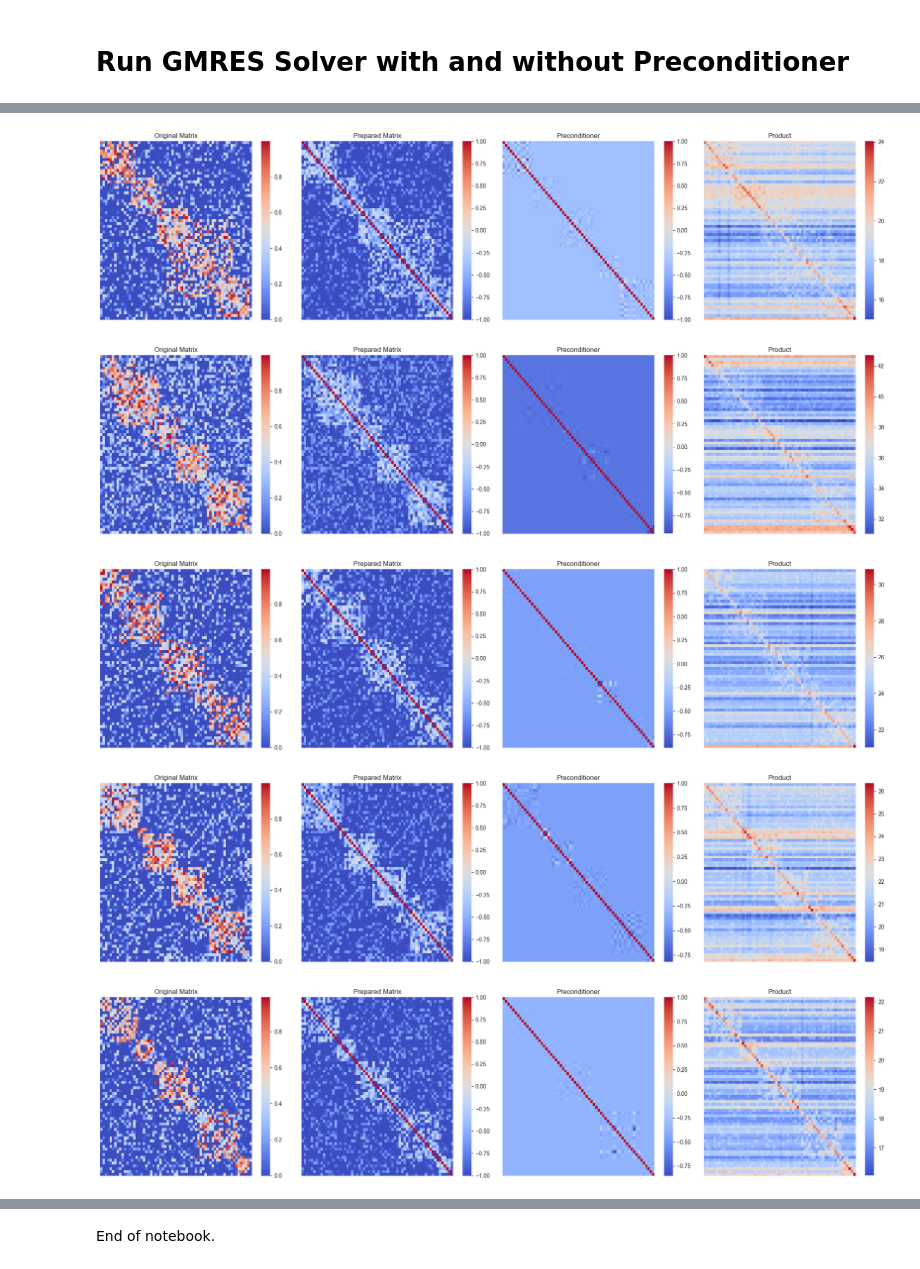
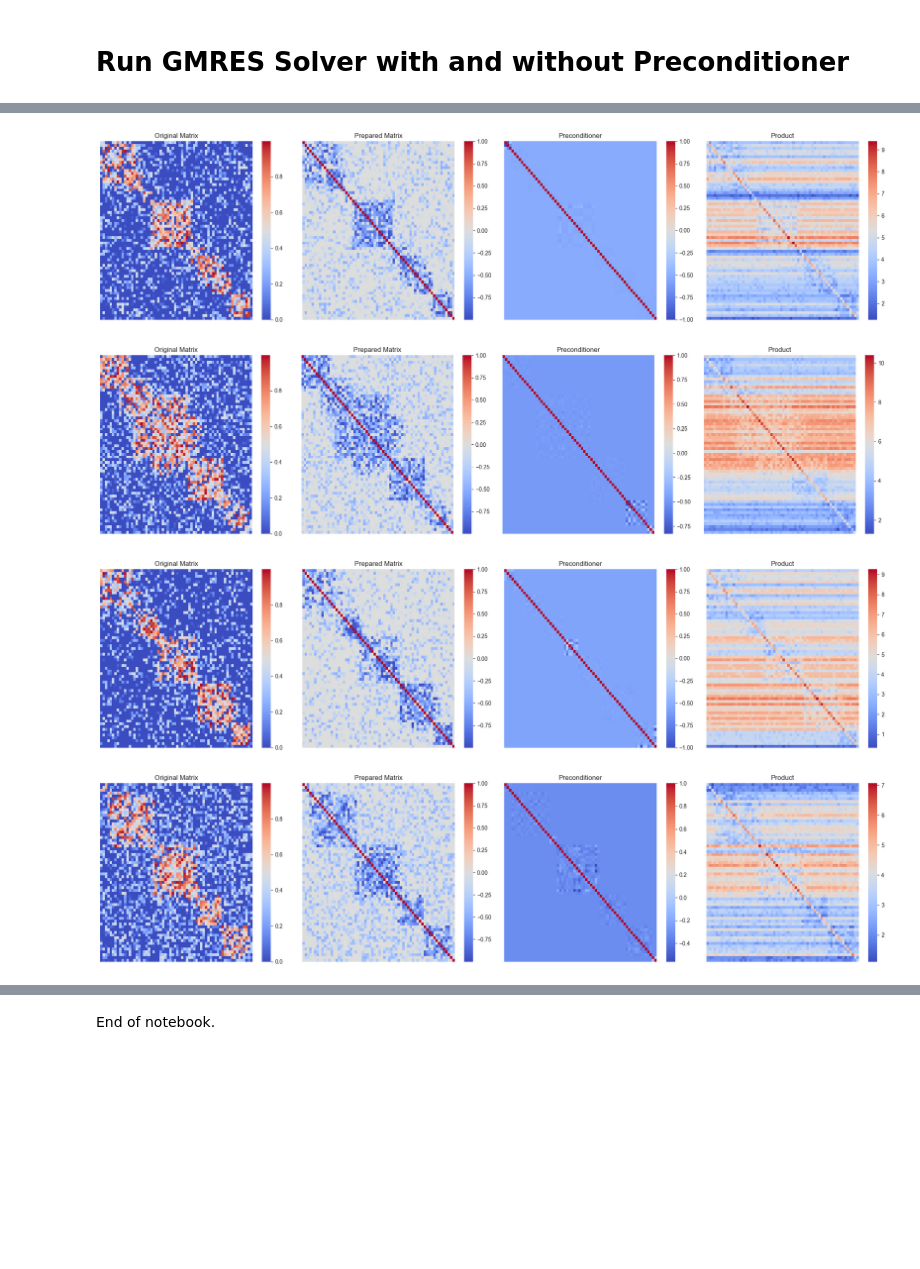
Before and after one commit to 24io/opencampus-ai-project, a Jupyter notebook: testrun_without_model.ipynb, the cells around one changed output, grey strips where cells are left out. Saved outputs shown, nothing was run; the diff lists cells and outputs as text; code cells hidden in the pictures; blank space fills up the shorter version.

```diff
--- a/testrun_without_model.ipynb
+++ b/testrun_without_model.ipynb
@@ -20,7 +20,7 @@ Generate a set of `n` square symmetrical and positive semi matrices of dimension
 The following constants are used throughout the rest of the notebook.
 # %%
 MATRIX_DIM = 64
-NUMBER_OF_MATRICES = 1000
+NUMBER_OF_MATRICES = 100
 DIAGONAL_BAND_RADIUS = 10
 RNG_SEED = 42
 
@@ -110,23 +157,16 @@ Frobenius norm of difference between preconditioner and inverse: 133.89427185058
 # %%
-print(test_matrices.shape)
-# print(binary_predictions.shape)
-
-for i in range(min(10, test_matrices.shape[0])):
-    print(f"Condition number of matrix {i}: {np.linalg.cond(test_matrices[i])}")
-
-for i in range(min(10, A.shape[0])):
-    print(f"Condition number of flipped matrix {i}: {np.linalg.cond(A[i])}")
-
-for i in range(min(10, precs.shape[0])):
-    print(f"Condition number of minmax matrix {i}: {np.linalg.cond(A_minmax[i])}")
+# generate x axis vector
+x_vals = np.linspace(0, 1, num=NUMBER_OF_MATRICES)
 
 # plot condition numbers
-plt.figure(figsize=(10, 6))
-plt.plot([np.linalg.cond(test_matrices[i]) for i in range(test_matrices.shape[0])], label='Original Matrix')
-plt.plot([np.linalg.cond(A[i]) for i in range(A.shape[0])], label='Prepared Matrix (flipped)')
-plt.plot([np.linalg.cond(A_minmax[i]) for i in range(A_minmax.shape[0])], label='Prepared Matrix (minmax)')
+plt.figure(figsize=(16, 8))
+plt.scatter(x_vals, [np.linalg.cond(test_matrices[i]) for i in range(test_matrices.shape[0])], label='Original Matrix', marker='+')
+plt.scatter(x_vals, [np.linalg.cond(A_flip[i]) for i in range(A_flip.shape[0])], label='Prepared Matrix (flipped)', marker='x')
+plt.scatter(x_vals, [np.linalg.cond(A_shift[i]) for i in range(A_shift.shape[0])], label='Prepared Matrix (shifted)', marker='.')
+plt.scatter(x_vals, [np.linalg.cond(A_minmax[i]) for i in range(A_minmax.shape[0])], label='Prepared Matrix (minmax)', marker='*')
 plt.xlabel('Matrix Index')
-plt.ylabel('Condition Number')
+plt.ylabel('Condition Number (log scale)')
+plt.gca().set_yscale('log')
 plt.title('Condition Numbers of Original and Prepared Matrices')
 plt.legend()
 plt.show()
@@ -153,20 +176,23 @@ Condition number of minmax matrix 9: 506.1405029296875
 # Run GMRES Solver with and without Preconditioner
 # %%
 importlib.reload(precon)
+
+# Generate solution value vector
+b = np.ones((A_flip.shape[0], A_flip.shape[1]))
 
 # Solve with and without preconditioner
 print("Running GMRES for raw test matrices without preconditioner")
 x_no_precon_orig, info_no_precon_orig, iters_no_precon_orig, residuals_no_precon_orig = precon.solve_with_gmres_monitored(A=test_matrices, b=b)
 print("Running GMRES for prepared matrices without preconditioner")
-x_no_precon_prep, info_no_precon_prep, iters_no_precon_prep, residuals_no_precon_prep = precon.solve_with_gmres_monitored(A=A, b=b)
+x_no_precon_prep, info_no_precon_prep, iters_no_precon_prep, residuals_no_precon_prep = precon.solve_with_gmres_monitored(A=A_flip, b=b)
 print("Running GMRES for raw test matrices with preconditioner base on test matrices")
-x_precon_prep, info_precon_prep, iters_precon_prep, residuals_precon_prep = precon.solve_with_gmres_monitored(A=A, b=b, M=precs)
+x_precon_prep, info_precon_prep, iters_precon_prep, residuals_precon_prep = precon.solve_with_gmres_monitored(A=A_flip, b=b, M=precs)
 print("Running GMRES for prepared matrices with preconditioner base on test matrices")
 x_precon_minmax, info_precon_minmax, iters_precon_minmax, residuals_precon_minmax = precon.solve_with_gmres_monitored(A=A_minmax, b=b, M=precs)
 
 # Calculate and print the relative residuals
-rel_residuals_no_precon = [np.linalg.norm(b[i] - A[i] @ x_no_precon_prep[i]) / np.linalg.norm(b[i]) for i in range(A.shape[0])]
-rel_residuals_precon = [np.linalg.norm(b[i] - A[i] @ x_precon_prep[i]) / np.linalg.norm(b[i]) for i in range(A.shape[0])]
+rel_residuals_no_precon = [np.linalg.norm(b[i] - A_flip[i] @ x_no_precon_prep[i]) / np.linalg.norm(b[i]) for i in range(A_flip.shape[0])]
+rel_residuals_precon = [np.linalg.norm(b[i] - A_flip[i] @ x_precon_prep[i]) / np.linalg.norm(b[i]) for i in range(A_flip.shape[0])]
 
 print("\nRelative residual:")
 print(f"  Without preconditioner: "
@@ -252,29 +278,29 @@ Prepared minmax (with preconditioner): {'min': 160, 'max': 12800, 'mean': 2980.9
 # %%
 # Function to plot matrices
 def plot_matrices(matrices: List[np.ndarray], titles: List[str], colorbar: str = VALUE_COLORBAR) -> None:
     num_matrices = len(matrices)
     fig, axes = plt.subplots(1, num_matrices, figsize=(5 * num_matrices, 5))
 
     for i, (matrix, title) in enumerate(zip(matrices, titles)):
         ax = axes[i] if num_matrices > 1 else axes
         sns.heatmap(matrix, cmap=colorbar, ax=ax, cbar=True)
         ax.set_title(title)
         ax.set_xticks([])
         ax.set_yticks([])
 
     plt.tight_layout()
     plt.show()
 
 # Plot matrices
-for i in range(10):
+for i in range(len(ANALYTICS_TARGETS)):
+    index = ANALYTICS_TARGETS[i]
     plot_matrices(
-        [test_matrices[i], A[i], precs[i], np.matmul(A[i], precs[i])],
+        [test_matrices[index], A_flip[index], precs[index], np.matmul(A_flip[index], precs[index])],
         ['Original Matrix', 'Prepared Matrix', 'Preconditioner', 'Product'],
         colorbar='coolwarm'
     )
 # %% [output]
-[figure, old version]
+[figure, new version]
-[figure, old version]
+[figure, new version]
-[figure, old version]
+[figure, new version]
-[figure, old version]
+[figure, new version]
-[figure, removed]
```
Also changed, not shown: parts of 15 cells of this notebook.
